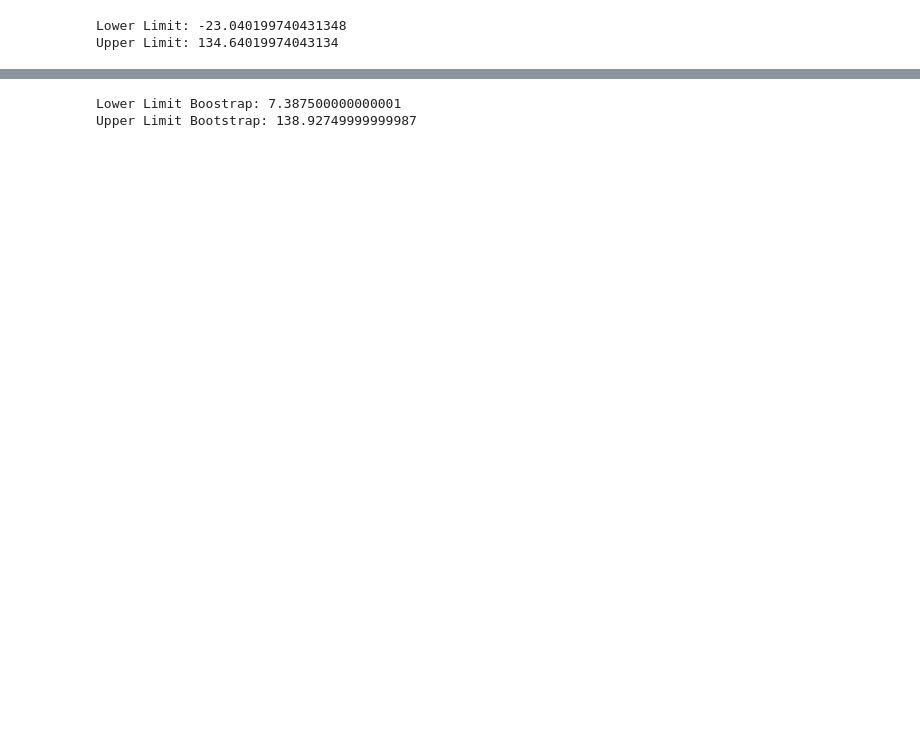
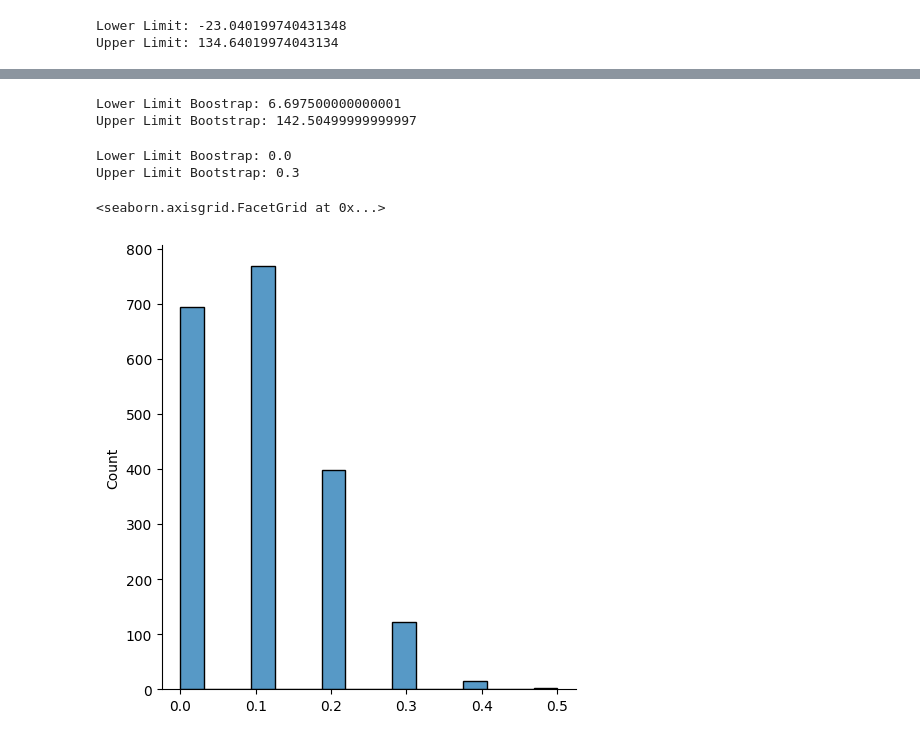
Before and after one commit to BryanEastman/BehavioralDataAnalysis, a Jupyter notebook: Chapter 7 - Measuring uncertainty with the Bootstrap/chapter 7.ipynb, the cells around one changed output, grey strips where cells are left out. Drawn from its saved outputs; the diff is of its cells as text; code cells hidden in the pictures; blank space fills up the shorter version.

```diff
--- a/Chapter 7 - Measuring uncertainty with the Bootstrap/chapter 7.ipynb
+++ b/Chapter 7 - Measuring uncertainty with the Bootstrap/chapter 7.ipynb
@@ -66,8 +66,30 @@ g.set_axis_labels('bootstrap mean times')
 # constructing CI from bootstrap
 # values will vary across resamples as they are randomly generated
 LL_b = np.quantile(res_boot_sim, 0.025)
-UL_b = np.quantile(res_boot_sim, .975)
+UL_b = np.quantile(res_boot_sim, 0.975)
 print(f"Lower Limit Boostrap: {LL_b}\nUpper Limit Bootstrap: {UL_b}")
 # %% [output]
-Lower Limit Boostrap: 7.387500000000001
-Upper Limit Bootstrap: 138.92749999999987
+Lower Limit Boostrap: 6.697500000000001
+Upper Limit Bootstrap: 142.50499999999997
+# %%
+# event probability bootstrap
+promise_list = []
+B = 2000
+N = len(data_df)
+for i in range(B):
+    boot_df = data_df.sample(N, replace=True)
+    above180 = len(boot_df[boot_df.times >= 180]) / N
+    promise_list.append(above180)
+
+LL_b = np.quantile(promise_list, 0.025)
+UL_b = np.quantile(promise_list, 0.975)
+
+print(f"Lower Limit Boostrap: {LL_b}\nUpper Limit Bootstrap: {UL_b}")
+# %% [output]
+Lower Limit Boostrap: 0.0
+Upper Limit Bootstrap: 0.3
+# %%
+sns.displot(promise_list)
+# %% [output]
+<seaborn.axisgrid.FacetGrid at 0x...>
+[figure, added]
```
Also changed, not shown: parts of 6 cells of this notebook.
